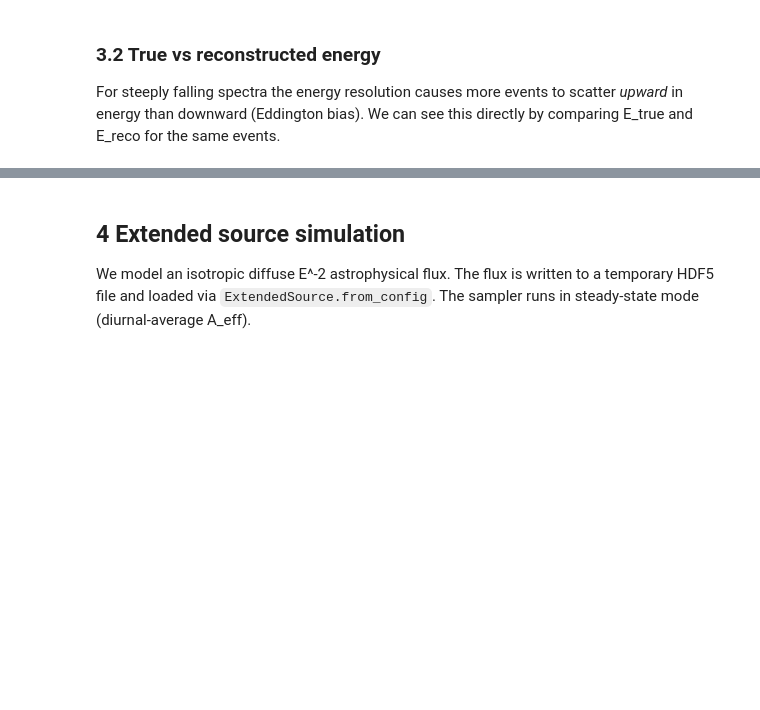
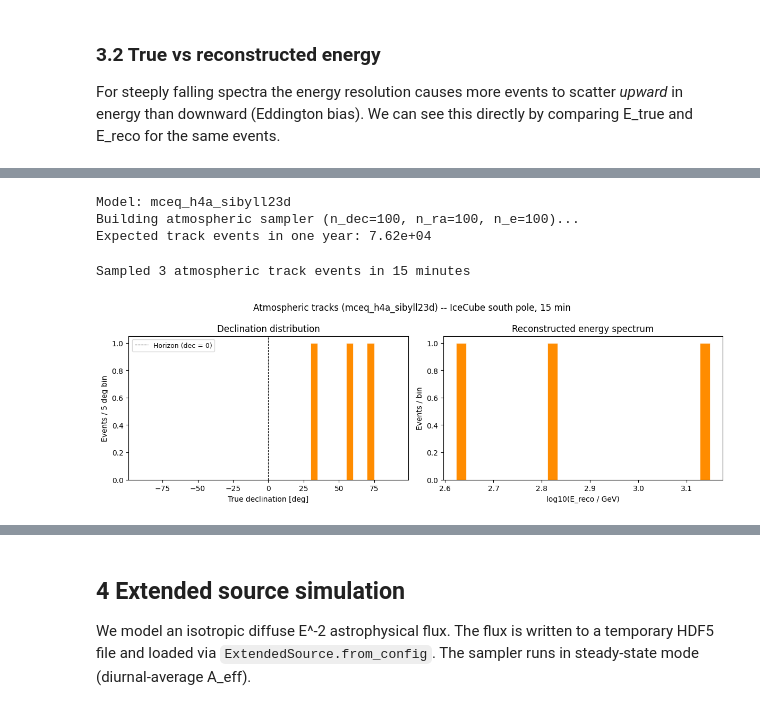
Before and after one commit to jlazar17/spore, a Jupyter notebook: examples/spore_quickstart.ipynb, the cells around one changed output, grey strips where cells are left out. Cells and saved outputs as stored; diff of their text form; code cells hidden in the pictures; blank space fills up the shorter version.

```diff
--- a/examples/spore_quickstart.ipynb
+++ b/examples/spore_quickstart.ipynb
@@ -207,0 +223,51 @@ plt.show()
+# %%
+ATM_H5 = str(REPO_ROOT / 'resources' / 'atmo_flux_models.h5')
+flux_model = "mceq_h4a_sibyll23d"
+
+atmo_src = ExtendedSource.from_config(
+    {"flux": {"location": f"{ATM_H5}:{flux_model}"}},
+)
+
+print(f'Model: {flux_model}')
+print('Building atmospheric sampler (n_dec=100, n_ra=100, n_e=100)...')
+atmo_sampler = SourceSampler(
+    south_polar, atmo_src,
+    n_time_samples=50, n_dec=100, n_ra=100, n_e=100,
+)
+n_exp_atmo = atmo_sampler.expected_events('track', one_year)
+print(f'Expected track events in one year: {n_exp_atmo:.2e}')
+# %% [output]
+Model: mceq_h4a_sibyll23d
+Building atmospheric sampler (n_dec=100, n_ra=100, n_e=100)...
+Expected track events in one year: 7.62e+04
+# %%
+events_atmo = atmo_sampler.sample_events('track', deltat=ureg.Quantity(15.0, 'minute'), seed=4)
+print(f'Sampled {len(events_atmo)} atmospheric track events in 15 minutes')
+# %% [output]
+Sampled 3 atmospheric track events in 15 minutes
+# %%
+atmo_decs   = np.degrees([ev.true_direction.declination     for ev in events_atmo])
+atmo_log10e = [np.log10(ev.reco_energy.to('GeV').magnitude) for ev in events_atmo]
+
+fig, axes = plt.subplots(1, 2, figsize=(12, 4))
+fig.suptitle(f'Atmospheric tracks ({flux_model}) -- IceCube south pole, 15 min')
+
+ax = axes[0]
+ax.hist(atmo_decs, bins=np.linspace(-90, 90, 37),
+        color='darkorange', edgecolor='white', lw=0.5)
+ax.axvline(0, color='k', ls='--', lw=0.8, label='Horizon (dec = 0)')
+ax.set_xlabel('True declination [deg]')
+ax.set_ylabel('Events / 5 deg bin')
+ax.set_title('Declination distribution')
+ax.legend(fontsize=9)
+
+ax = axes[1]
+ax.hist(atmo_log10e, bins=25, color='darkorange', edgecolor='white', lw=0.5)
+ax.set_xlabel('log10(E_reco / GeV)')
+ax.set_ylabel('Events / bin')
+ax.set_title('Reconstructed energy spectrum')
+
+plt.tight_layout()
+plt.show()
+# %% [output]
+[figure, added]
```
Also changed, not shown: parts of 26 cells of this notebook, 12 other files.
